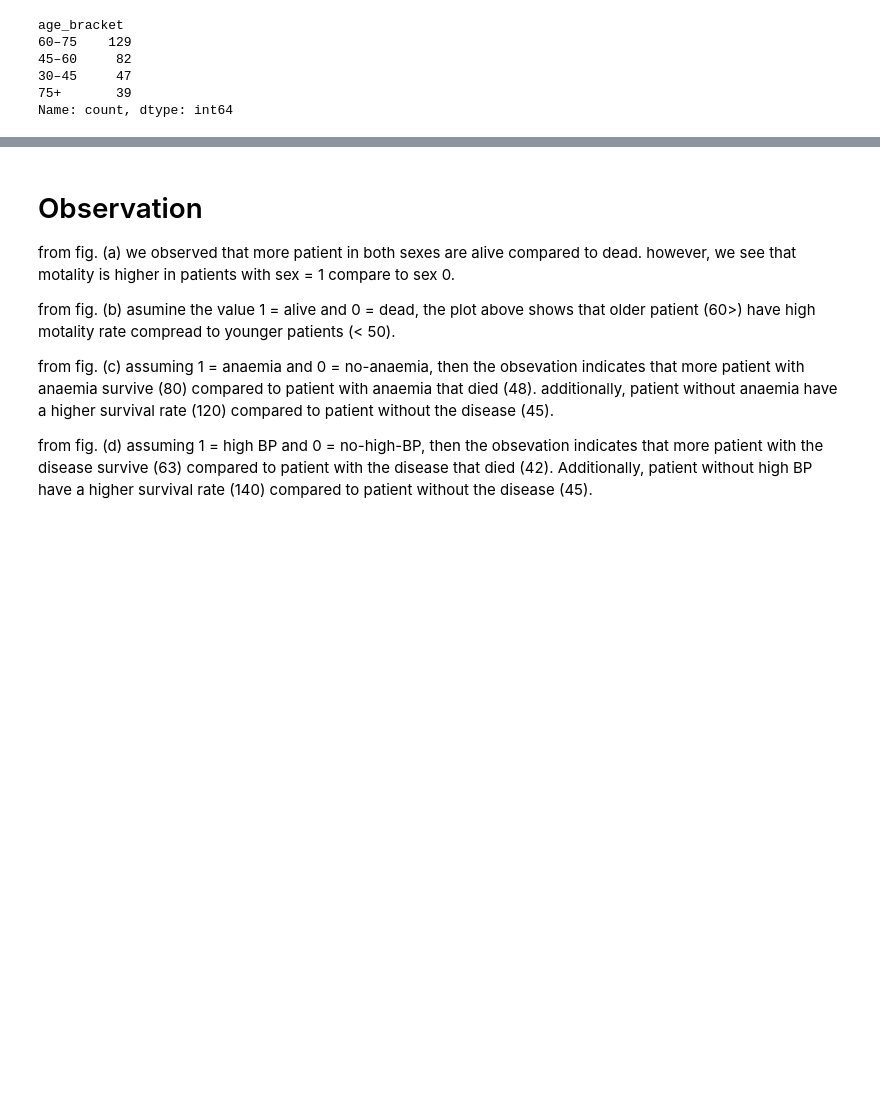
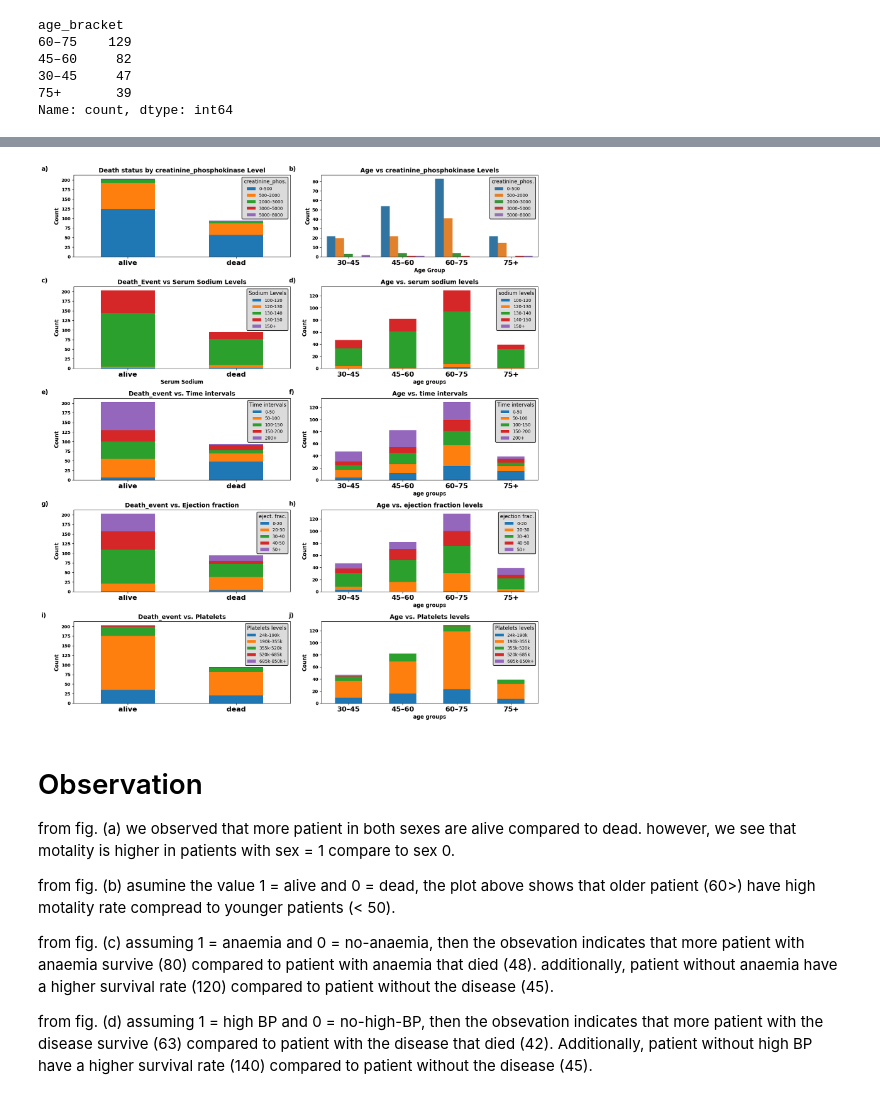
Before and after one commit to haliberry29/halimatusadia, a Jupyter notebook: early-heart-disease-detection-with-machine-learnin.ipynb, the cells around one changed output, grey strips where cells are left out. Saved outputs shown, nothing was run; the diff lists cells and outputs as text; code cells hidden in the pictures; blank space fills up the shorter version.

```diff
--- a/early-heart-disease-detection-with-machine-learnin.ipynb
+++ b/early-heart-disease-detection-with-machine-learnin.ipynb
@@ -585,3 +411,90 @@ plt.show()
+# %%
+# Create a 5x2 grid of subplots (5 rows, 2 columns) and set overall figure size
+fig, axes = plt.subplots(5, 2, figsize=(16, 18))
+
+# --- helper functions to avoid repeating the same styling code ---
+
+def bold_ticks(ax):
+    """Make x/y tick labels bold (both axes)."""
+    for t in ax.get_xticklabels():  # loop through x tick labels
+        t.set_fontweight('bold')    # set x tick font weight to bold
+    for t in ax.get_yticklabels():  # loop through y tick labels
+        t.set_fontweight('bold')    # set y tick font weight to bold
+
+def fancy_legend(ax, title, fontsize=10, title_fontsize=12):
+    """Add a legend with a title and a styled frame."""
+    leg = ax.legend(title=title, fontsize=fontsize, title_fontsize=title_fontsize)  # create legend
+    if leg:  # only style it if legend exists
+        frame = leg.get_frame()                 # grab the legend frame
+        frame.set_edgecolor('black')            # outline color
+        frame.set_linewidth(1.5)                # outline thickness
+        frame.set_facecolor('lightgray')        # background color
+    return leg  # return legend handle (optional)
+
+def style_ax(ax, title, xlabel="", ylabel="Count", label="a)"):
+    """Apply consistent title/labels/ticks + subplot label (a/b/c...)."""
+    ax.set_title(title, fontsize=14, fontweight='bold')                 # set subplot title
+    ax.set_xlabel(xlabel, fontsize=12, fontweight='bold') if xlabel else ax.set_xlabel("")  # x label
+    ax.set_ylabel(ylabel, fontsize=12, fontweight='bold')               # y label
+    ax.tick_params(axis='x', rotation=0, labelsize=16)                  # keep x labels horizontal + bigger
+    bold_ticks(ax)                                                      # make tick labels bold
+    ax.text(-0.15, 1.05, label, transform=ax.transAxes,                 # add panel label at top-left
+            fontsize=14, fontweight='bold')
+
+# --- configuration for each subplot (what to plot + styling) ---
+
+# Each dict describes ONE subplot: where it goes, what data to plot, and labels/legend text
+plots = [
+    # Row 0
+    dict(pos=(0, 0), kind="df", data=death_by_creatinine_phosph, stacked=True,
+         title="Death status by creatinine_phosphokinase Level", xlabel="", legend="creatinine_phos.", panel="a)"),
+    dict(pos=(0, 1), kind="sns", data=death_by_age,
+         x="age_bracket", y="count", hue="creatinine_bracket",
+         title="Age vs creatinine_phosphokinase Levels", xlabel="Age Group", legend="creatinine_phos.", panel="b)"),
+
+    # Row 1
+    dict(pos=(1, 0), kind="df", data=death_by_serum_sodium, stacked=True,
+         title="Death_Event vs Serum Sodium Levels", xlabel="Serum Sodium", legend="Sodium Levels", panel="c)"),
+    dict(pos=(1, 1), kind="df", data=age_vs_serum_sodium, stacked=True,
+         title="Age vs. serum sodium levels", xlabel="age groups", legend="sodium levels", panel="d)"),
+
+    # Row 2
+    dict(pos=(2, 0), kind="df", data=death_by_time, stacked=True,
+         title="Death_event vs. Time intervals", xlabel="", legend="Time intervals", panel="e)"),
+    dict(pos=(2, 1), kind="df", data=age_vs_time, stacked=True,
+         title="Age vs. time intervals", xlabel="age groups", legend="Time intervals", panel="f)"),
+
+    # Row 3
+    dict(pos=(3, 0), kind="df", data=death_by_ejection_fraction, stacked=True,
+         title="Death_event vs. Ejection fraction", xlabel="", legend="eject. frac.", panel="g)"),
+    dict(pos=(3, 1), kind="df", data=ejection_fraction_by_age, stacked=True,
+         title="Age vs. ejection fraction levels", xlabel="age groups", legend="ejection frac.", panel="h)"),
+
+    # Row 4
+    dict(pos=(4, 0), kind="df", data=death_by_platelets, stacked=True,
+         title="Death_event vs. Platelets", xlabel="", legend="Platelets levels", panel="i)"),
+    dict(pos=(4, 1), kind="df", data=platelets_level_by_age, stacked=True,
+         title="Age vs. Platelets levels", xlabel="age groups", legend="Platelets levels", panel="j)"),
+]
+
+# --- loop over the configs and draw everything ---
+
+for cfg in plots:                                    # loop through each subplot configuration
+    r, c = cfg["pos"]                                 # extract subplot row/col index
+    ax = axes[r, c]                                   # select the correct axis in the grid
+
+    if cfg["kind"] == "df":                            # if it's a pandas DataFrame plot
+        cfg["data"].plot(kind="bar", stacked=cfg.get("stacked", False), ax=ax)  # draw stacked bar chart
+    else:                                              # otherwise, use seaborn for long-form data
+        sns.barplot(data=cfg["data"], x=cfg["x"], y=cfg["y"], hue=cfg["hue"], ax=ax)  # draw grouped bars
+
+    style_ax(ax, title=cfg["title"], xlabel=cfg.get("xlabel", ""), label=cfg["panel"])  # apply styling
+    fancy_legend(ax, title=cfg["legend"])              # add and style legend
+
+plt.tight_layout()                                    # prevent labels/titles from overlapping
+plt.show()                                            # render the full figure
+# %% [output]
+[figure, added]
 # %% [markdown]
 # Observation
 
```
Also changed, not shown: parts of 27 cells of this notebook.
